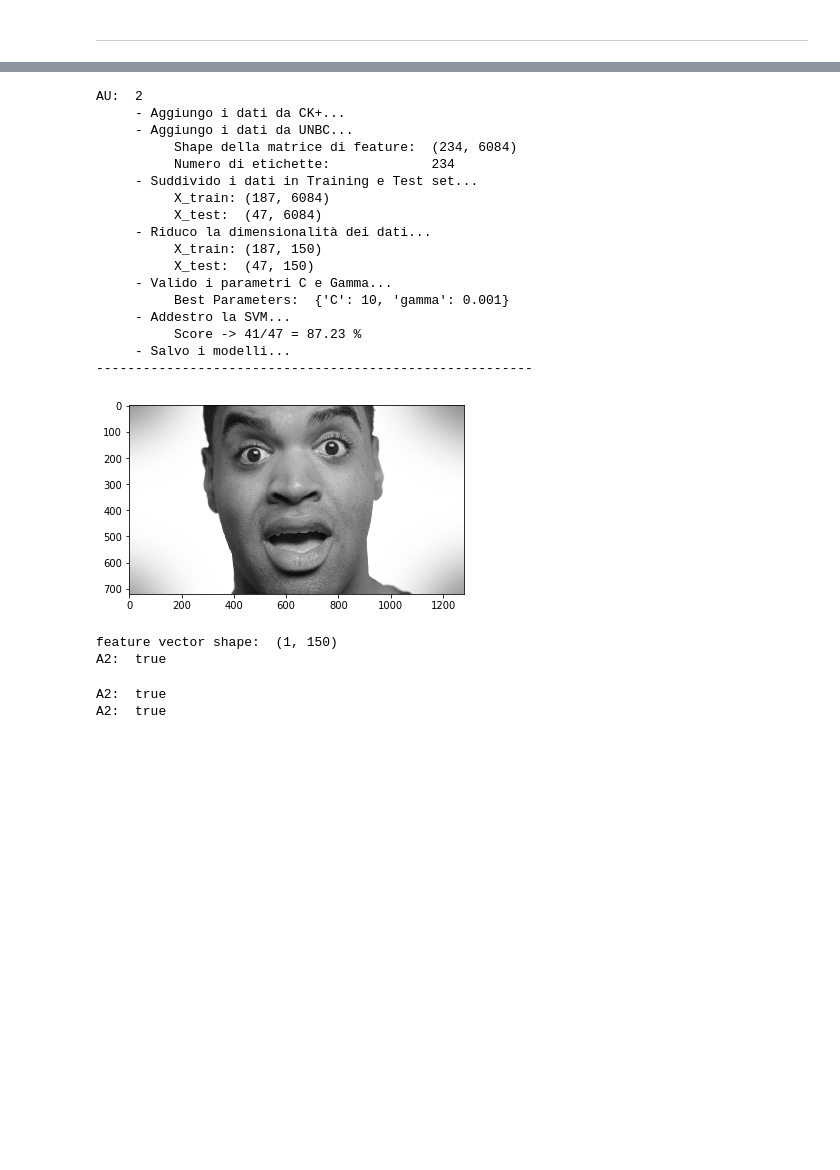
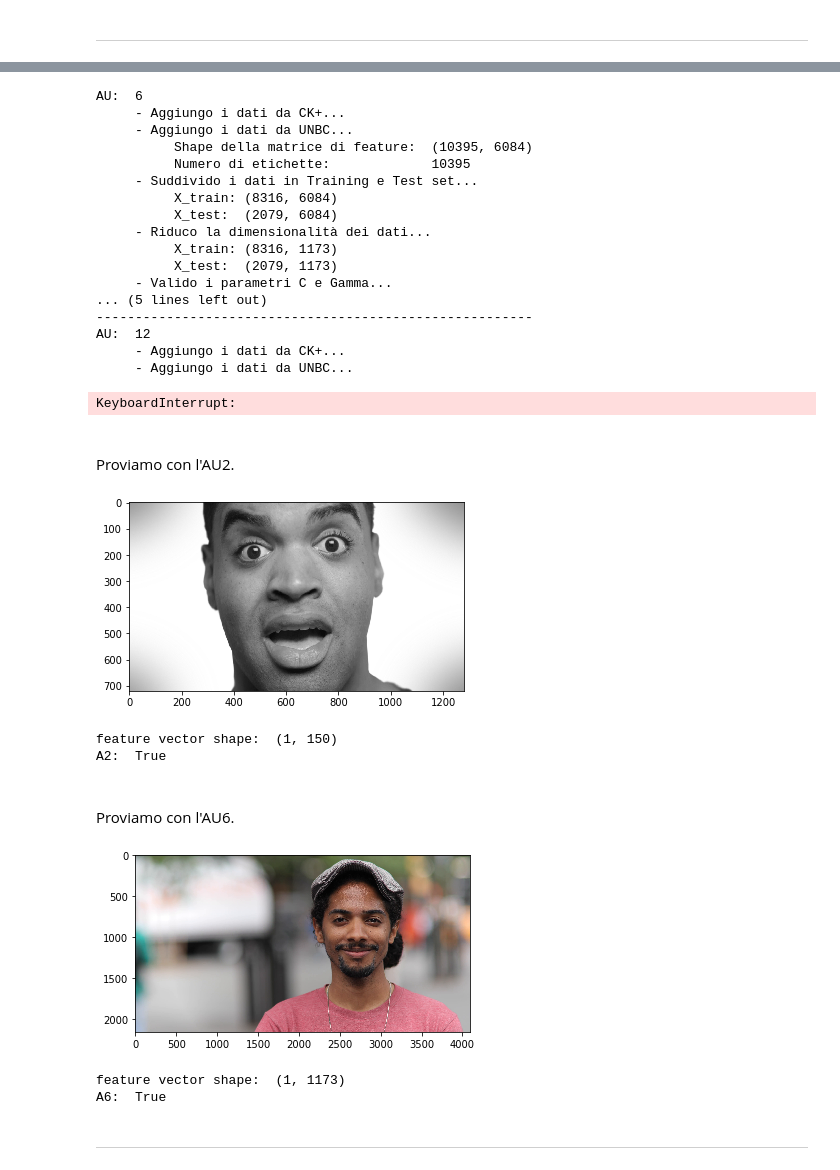
Before and after one commit to lucaArrotta/Python-library-for-Action-Unit-and-Emotion-recognition-with-CNNs-SVMs-and-SVRs, a Jupyter notebook: svm_training.ipynb, the cells around one changed output, grey strips where cells are left out. Cells and saved outputs as stored; diff of their text form; code cells hidden in the pictures; blank space fills up the shorter version.

```diff
--- a/svm_training.ipynb
+++ b/svm_training.ipynb
@@ -282,12 +291,14 @@ Score -> 32/33 = 96.97 %
 <br>
 Proviamo il modello su un dato esterno che presenta la AU27.
 # %%
+labels_dict = {0: "False", 1: "True"}
+
 show_image_from_path("images/AU27_prova1.jpg")
 fd = apply_pipeline("images/AU27_prova1.jpg")
 fd = pca.transform(fd.reshape(1,-1))
 
 print("feature vector shape: ", fd.shape)
-print("A27: ", clf.predict(fd)[0])
+print("A27: ", labels_dict[clf.predict(fd)[0]])
 # %% [output]
 [figure]
 feature vector shape:  (1, 107)
@@ -362,9 +373,9 @@ def add_data(au, feature_list, labels, frame_path, label_path):
                                     pass
 # %%
 #aus = [1, 2, 4, 5, 6, 7, 9, 12, 14, 15, 16, 20, 23, 26]
-aus = [2]
+aus = [6]
 scaler = StandardScaler()
-param_grid = {'C': [100, 10, 1, 0.1, 0.001], 'gamma': [0.00001, 0.001, 0.01]}
+param_grid = {'C': [100, 10, 1, 0.1], 'gamma': [0.0001, 0.001, 0.01]}
 
 
 for au in aus:
@@ -407,12 +418,14 @@ for au in aus:
     print("     - Addestro la SVM...")
     clf = clf_grid.best_estimator_
     clf.fit(X_train_pca, y_train)
-    counter_ok = 0.0
     predicted_labels = clf.predict(X_test_pca)
-    for i in range(len(predicted_labels)):
-        if predicted_labels[i] == y_test[i]:
-            counter_ok += 1
-    print("          Score -> {0}/{1} = {2:.2f} %"\
+    counter_ok = get_accuracy(predicted_labels, y_test)
+    print("          Test Score  -> {0}/{1} = {2:.2f} %"\
+          .format(int(counter_ok), len(predicted_labels), (counter_ok / len(predicted_labels)*100)))
+
+    predicted_labels = clf.predict(X_train_pca)
+    counter_ok = get_accuracy(predicted_labels, y_train)
+    print("          Train Score -> {0}/{1} = {2:.2f} %"\
           .format(int(counter_ok), len(predicted_labels), (counter_ok / len(predicted_labels)*100)))
 
 
@@ -421,41 +434,60 @@ for au in aus:
     save_model(clf, "svm_au{}".format(au))
     print("--------------------------------------------------------")
 # %% [output]
-AU:  2
+AU:  6
      - Aggiungo i dati da CK+...
      - Aggiungo i dati da UNBC...
-          Shape della matrice di feature:  (234, 6084)
-          Numero di etichette:             234
+          Shape della matrice di feature:  (10395, 6084)
+          Numero di etichette:             10395
      - Suddivido i dati in Training e Test set...
-          X_train: (187, 6084)
-          X_test:  (47, 6084)
+          X_train: (8316, 6084)
+          X_test:  (2079, 6084)
      - Riduco la dimensionalità dei dati...
-          X_train: (187, 150)
-          X_test:  (47, 150)
+          X_train: (8316, 1173)
+          X_test:  (2079, 1173)
      - Valido i parametri C e Gamma...
-          Best Parameters:  {'C': 10, 'gamma': 0.001}
-     - Addestro la SVM...
-          Score -> 41/47 = 87.23 %
-     - Salvo i modelli...
+... (5 lines left out)
 --------------------------------------------------------
+AU:  12
+     - Aggiungo i dati da CK+...
+     - Aggiungo i dati da UNBC...
+KeyboardInterrupt:
+# %% [markdown]
+<br>
+Proviamo con l'AU2.
 # %%
 show_image_from_path("images/prova_au2.jpg")
 fd = apply_pipeline("images/prova_au2.jpg")
+
+pca = load_model("pca_au2")
 fd = pca.transform(fd.reshape(1,-1))
+loaded_clf = load_model("svm_au2")
 
 print("feature vector shape: ", fd.shape)
-print("A2: ", clf.predict(fd)[0])
+print("A2: ", labels_dict[loaded_clf.predict(fd)[0]])
 # %% [output]
 [figure]
 feature vector shape:  (1, 150)
-A2:  true
+A2:  True
-# %%
-loaded_clf = load_model("svm_au2")
-print("A2: ", clf.predict(fd)[0])
-print("A2: ", loaded_clf.predict(fd)[0])
-# %% [output]
-A2:  true
-A2:  true
+# %% [markdown]
+<br>
+Proviamo con l'AU6.
+# %%
+show_image_from_path("images/prova_happiness.png")
+fd = apply_pipeline("images/prova_happiness.png")
+
+pca = load_model("pca_au6")
+fd = pca.transform(fd.reshape(1,-1))
+loaded_clf = load_model("svm_au6")
+
+print("feature vector shape: ", fd.shape)
+print("A6: ", labels_dict[loaded_clf.predict(fd)[0]])
+# %% [output]
+[figure, added]
+feature vector shape:  (1, 1173)
+A6:  True
+# %% [markdown]
+***
 # %%
 '''
 Guarda i parametri usati in OpenFace ad esempio per la validazione di C e Gamma
```
Also changed, not shown: parts of 15 cells of this notebook, 9 other files.
